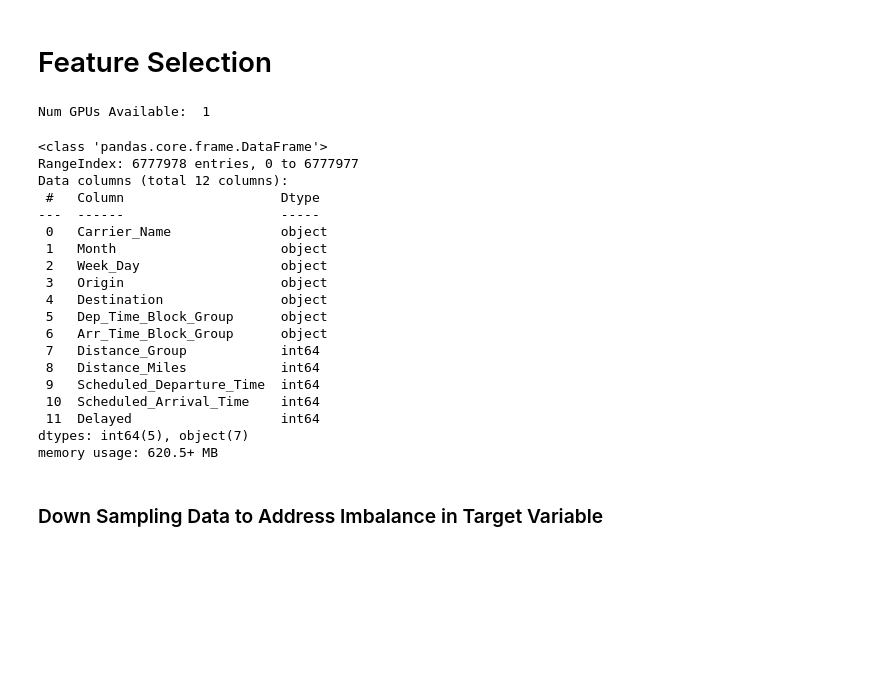
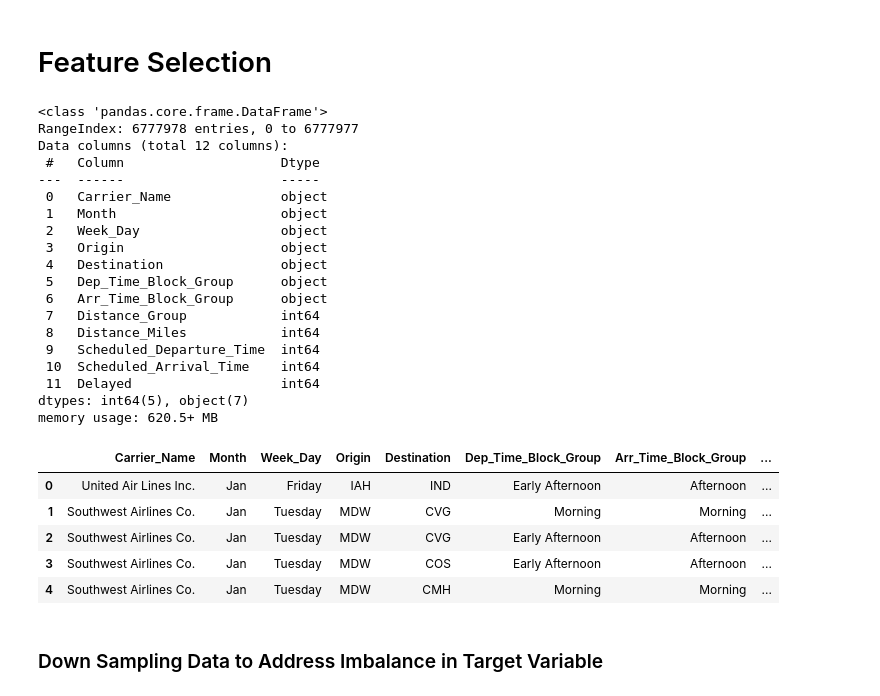
Before and after one commit to B-Treftz/Flight_Status_Predictor, a Jupyter notebook: 2_Feature_Selection/Feature_Selection_Brian.ipynb, the cells around one changed output. Drawn from its saved outputs; the diff is of its cells as text; code cells hidden in the pictures; blank space fills up the shorter version.

```diff
--- a/2_Feature_Selection/Feature_Selection_Brian.ipynb
+++ b/2_Feature_Selection/Feature_Selection_Brian.ipynb
@@ -1,55 +1,52 @@
 # %% [markdown]
 # Feature Selection
 # %%
-# Import Libraries
+# Standard Library Imports
+import numpy as np
+import pandas as pd
 
-import pandas as pd
-import numpy as np
+# Third-Party Imports
 import matplotlib.pyplot as plt
 import seaborn as sns
-
+import scipy.stats as stats
 from scipy.stats import chi2_contingency
-
 from sklearn.ensemble import RandomForestClassifier
 from sklearn.model_selection import train_test_split
 from sklearn.preprocessing import StandardScaler
+from sklearn.utils import resample
 
-# In case I need to use my GPU
-import os
-os.environ['TF_MPS'] = '1'
-import tensorflow as tf
-
-# Check if the GPU is available
-print("Num GPUs Available: ", len(tf.config.experimental.list_physical_devices('GPU')))
-
-
+# Configuration Settings
 pd.options.display.max_columns = 50
-# %% [output]
-Num GPUs Available:  1
 # %%
-df = pd.read_csv('Exported Data/DF_from_EDA_for_Feature_Selection.csv')
-df.drop('Tail_Number', axis=1, inplace=True)
+df = pd.read_csv('/Users/briantreftz/GitHubRepos/Data/ProcessedData/DF_from_EDA_for_Feature_Selection.csv')
 df.info()
+df.head()
 # %% [output]
 <class 'pandas.core.frame.DataFrame'>
 RangeIndex: 6777978 entries, 0 to 6777977
 Data columns (total 12 columns):
  #   Column                    Dtype
 ---  ------                    -----
  0   Carrier_Name              object
  1   Month                     object
  2   Week_Day                  object
  3   Origin                    object
  4   Destination               object
  5   Dep_Time_Block_Group      object
  6   Arr_Time_Block_Group      object
  7   Distance_Group            int64
  8   Distance_Miles            int64
  9   Scheduled_Departure_Time  int64
  10  Scheduled_Arrival_Time    int64
  11  Delayed                   int64
 dtypes: int64(5), object(7)
 memory usage: 620.5+ MB
+|  | Carrier_Name | Month | Week_Day | Origin | Destination | Dep_Time_Block_Group | Arr_Time_Block_Group | ... |
+| 0 | United Air Lines Inc. | Jan | Friday | IAH | IND | Early Afternoon | Afternoon | ... |
+| 1 | Southwest Airlines Co. | Jan | Tuesday | MDW | CVG | Morning | Morning | ... |
+| 2 | Southwest Airlines Co. | Jan | Tuesday | MDW | CVG | Early Afternoon | Afternoon | ... |
+| 3 | Southwest Airlines Co. | Jan | Tuesday | MDW | COS | Early Afternoon | Afternoon | ... |
+| 4 | Southwest Airlines Co. | Jan | Tuesday | MDW | CMH | Morning | Morning | ... |
 # %% [markdown]
 ### Down Sampling Data to Address Imbalance in Target Variable
 # %%
```
Also changed, not shown: parts of 4 cells of this notebook, 3 other files.
